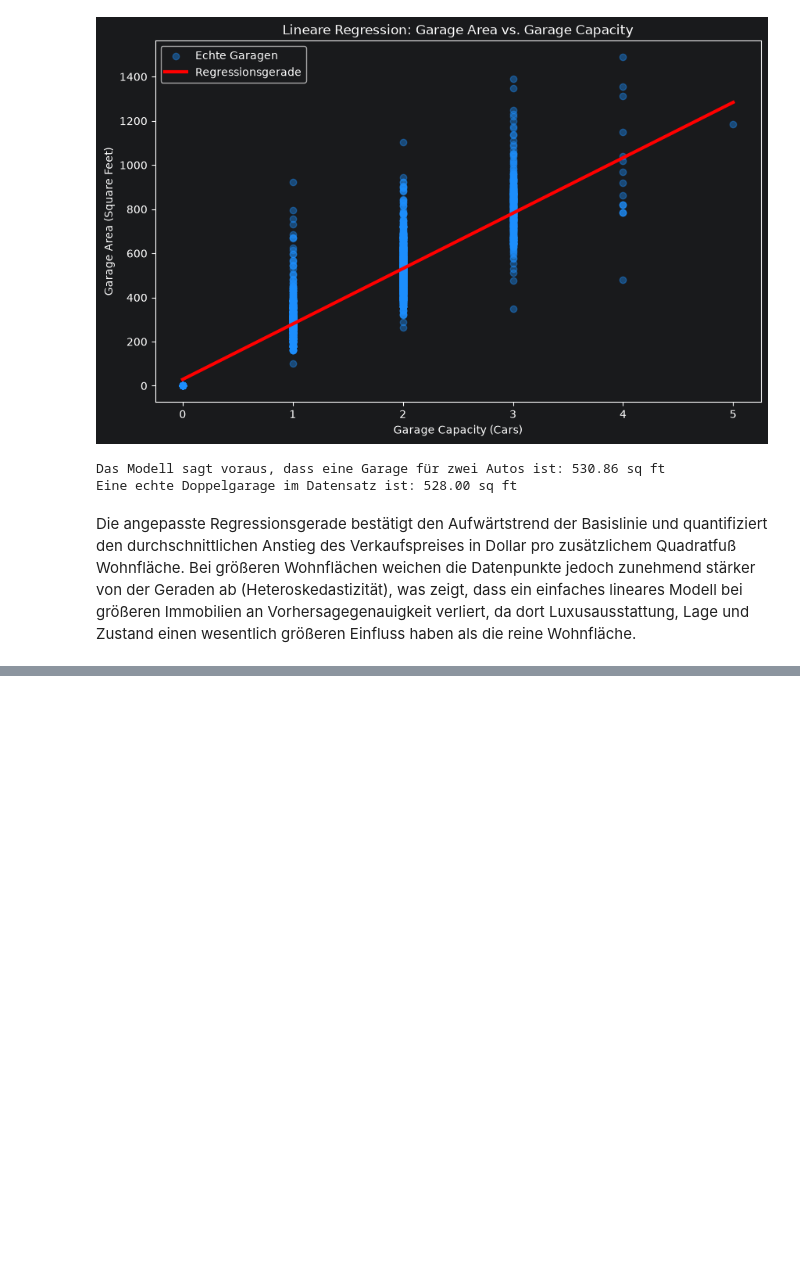
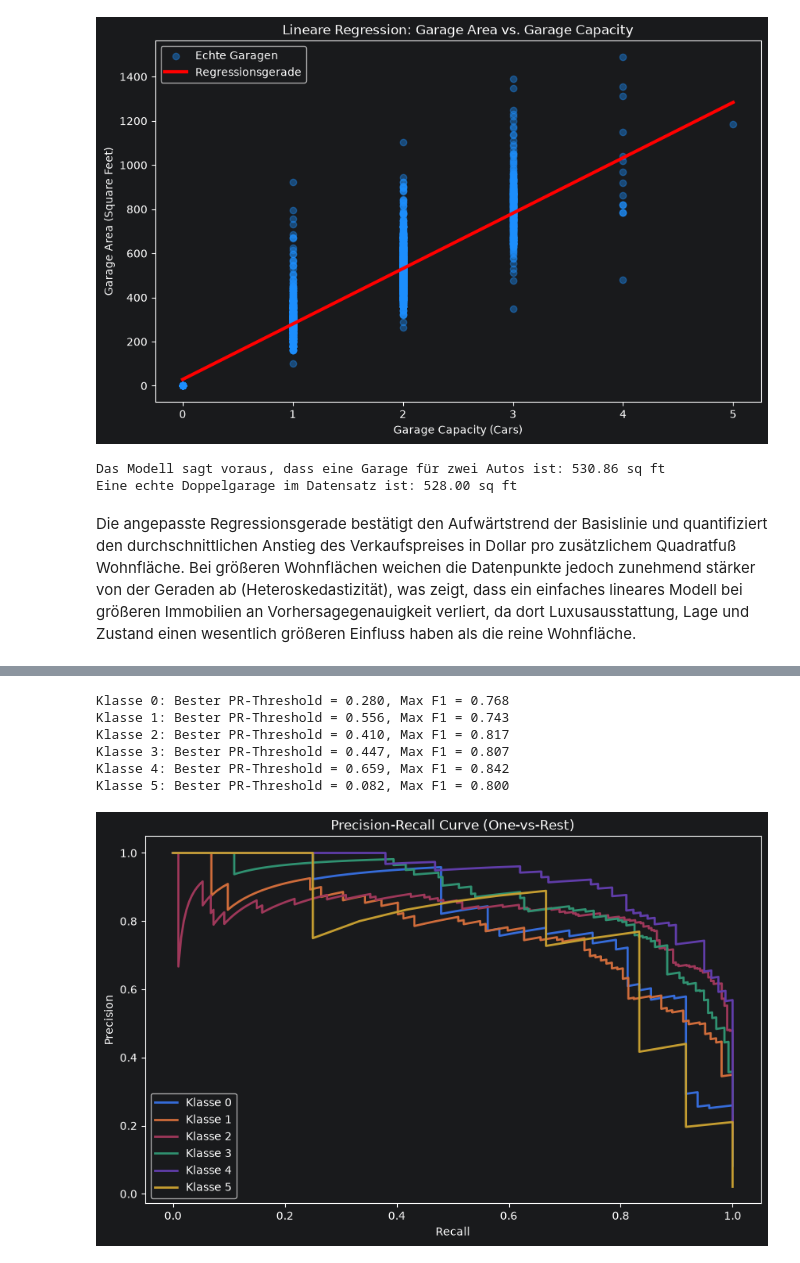
Before and after one commit to iriardelean/Lab1ML, a Jupyter notebook: lab1.ipynb, the cells around one changed output, grey strips where cells are left out. Drawn from its saved outputs; the diff is of its cells as text; code cells hidden in the pictures; blank space fills up the shorter version.

```diff
--- a/lab1.ipynb
+++ b/lab1.ipynb
@@ -219,0 +327,29 @@ Die angepasste Regressionsgerade bestätigt den Aufwärtstrend der Basislinie un
+# %%
+y_test_bin = label_binarize(y_test_20_strat, classes=labels)
+
+best_thresholds = []
+
+plt.figure(figsize=(10, 6))
+for i in range(6):
+    precision, recall, thresholds = precision_recall_curve(y_test_bin[:, i], y_pred_proba[:, i])
+    plt.plot(recall, precision, lw=2, label=f'Klasse {i}')
+
+    f1_scores = 2 * (precision * recall) / (precision + recall + 1e-9)
+    best_idx = np.argmax(f1_scores)
+    best_threshold = thresholds[best_idx] if best_idx < len(thresholds) else 0.5
+    best_thresholds.append(best_threshold)
+    print(f"Klasse {i}: Bester PR-Threshold = {best_threshold:.3f}, Max F1 = {f1_scores[best_idx]:.3f}")
+
+plt.title('Precision-Recall Curve (One-vs-Rest)')
+plt.xlabel('Recall')
+plt.ylabel('Precision')
+plt.legend()
+plt.show()
+# %% [output]
+Klasse 0: Bester PR-Threshold = 0.280, Max F1 = 0.768
+Klasse 1: Bester PR-Threshold = 0.556, Max F1 = 0.743
+Klasse 2: Bester PR-Threshold = 0.410, Max F1 = 0.817
+Klasse 3: Bester PR-Threshold = 0.447, Max F1 = 0.807
+Klasse 4: Bester PR-Threshold = 0.659, Max F1 = 0.842
+Klasse 5: Bester PR-Threshold = 0.082, Max F1 = 0.800
+[figure, added]
```
Also changed, not shown: parts of 13 cells of this notebook.
